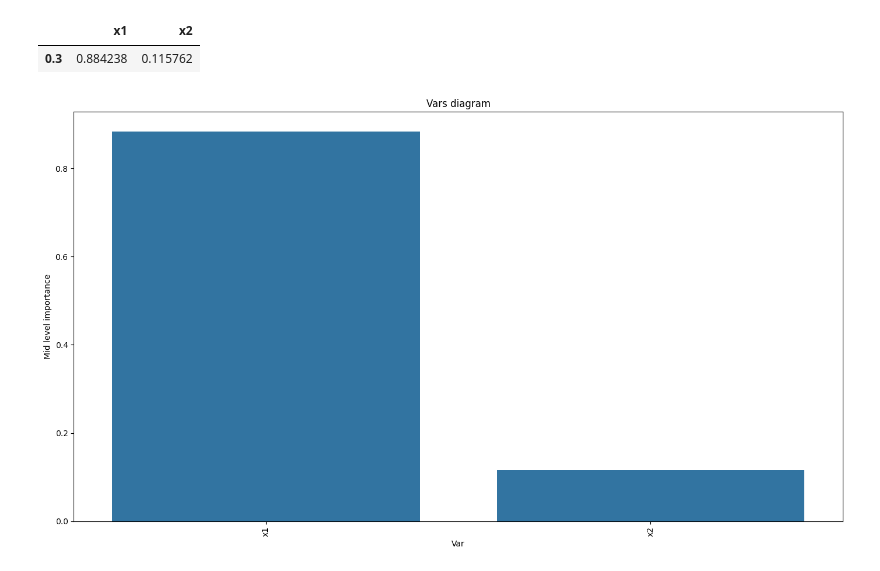
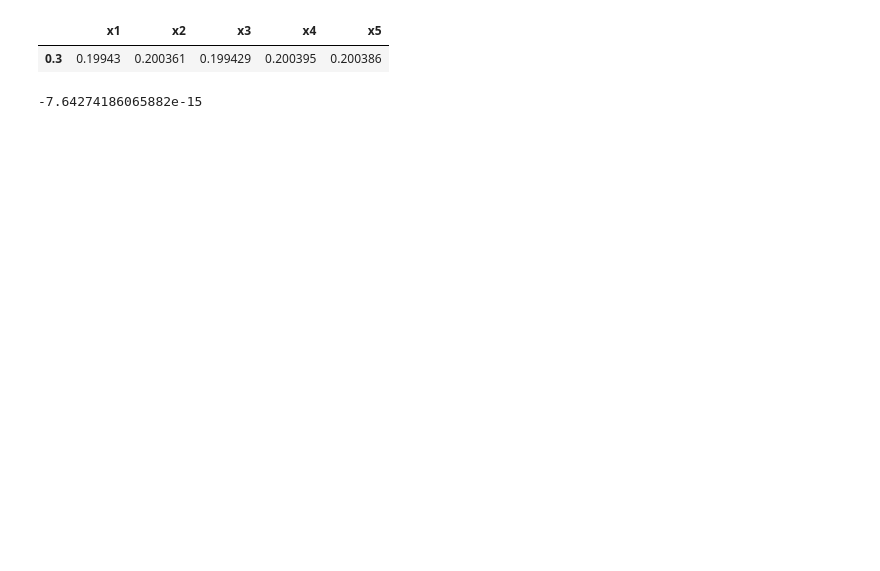
Before and after one commit to Schubydo/msc_code, a Jupyter notebook: SO_Numerical_Experiments/vars.ipynb, the cells around one changed output. Cells and saved outputs as stored; diff of their text form; code cells hidden in the pictures; blank space fills up the shorter version.

```diff
--- a/SO_Numerical_Experiments/vars.ipynb
+++ b/SO_Numerical_Experiments/vars.ipynb
@@ -101,55 +87,70 @@ plt.show()
 # %%
 from botorch.test_functions import Levy
 import torch
-DIM = 2
+DIM = 5
 LOWER = -10
 UPPER = 10
-N = 25
+N = 100
 fun=Levy(dim=DIM,negate=True)
 
 fun.bounds[0, :].fill_(LOWER) # Bounds of the function
 fun.bounds[1, :].fill_(UPPER)
 
 samples = (UPPER - LOWER) * torch.rand(N, DIM) + LOWER
 y_values = torch.tensor([fun(sample) for sample in samples])
 
 data = {
     'x1': samples[:, 0].numpy(),
     'x2': samples[:, 1].numpy(),
+    'x3': samples[:, 0].numpy(),
+    'x4': samples[:, 1].numpy(),
+    'x5': samples[:, 1].numpy(),
     'y': y_values.numpy()
 }
 vars_df = pd.DataFrame(data)
 
 vars_df.to_csv('vars_data_true.csv', index=False)
 h = 0.3
 experiment = DVARS(data_file = 'vars_data_true.csv',
                    outvarname = 'y',
                    ivars_range = h,
                    phi0=1,
                    phi_max=1e6,
                    tol = 1e-6,
                    correlation_func_type='linear',
                    report_verbose=False)
 
 experiment.run()
 display(experiment.ratios)
-
-data = pd.DataFrame(experiment.ratios, index=[h])
-data = data.T.sort_values(by=h, ascending=False).T
-
-plt.figure(figsize=(14, 8))
-sns.barplot(x=data.columns, y=data.iloc[0])
-plt.xticks(rotation=90)
-plt.title('Vars diagram')
-plt.xlabel('Var')
-plt.ylabel('Mid level importance')
-plt.tight_layout()
-
-plt.show()
 # %% [output]
-|  | x1 | x2 |
-| 0.3 | 0.884238 | 0.115762 |
+|  | x1 | x2 | x3 | x4 | x5 |
+| 0.3 | 0.19943 | 0.200361 | 0.199429 | 0.200395 | 0.200386 |
-[figure, removed]
+# %%
+DIM = 5
+LOWER = -10
+UPPER = 10
+
+# Initialize the Levy function
+fun = Levy(dim=DIM, negate=True)
+fun.bounds[0, :].fill_(LOWER)  # Bounds of the function
+fun.bounds[1, :].fill_(UPPER)
+
+def wrapped_levy_function(x):
+    tensor_input = torch.tensor(x.values, dtype=torch.float32)
+
+    if tensor_input.dim() == 1:
+        tensor_input = tensor_input.unsqueeze(0)
+
+    result = fun(tensor_input)
+
+    return result.item()
+
+
+df = pd.DataFrame([[1, 1, 1, 1, 1]], columns=['x1', 'x2', 'x3', 'x4', 'x5'])
+output = wrapped_levy_function(df)
+print(output)
+# %% [output]
+-7.64274186065882e-15
 # %%
 import numpy as np
 import pandas as pd
```
Also changed, not shown: parts of 6 cells of this notebook, 3 other files.
